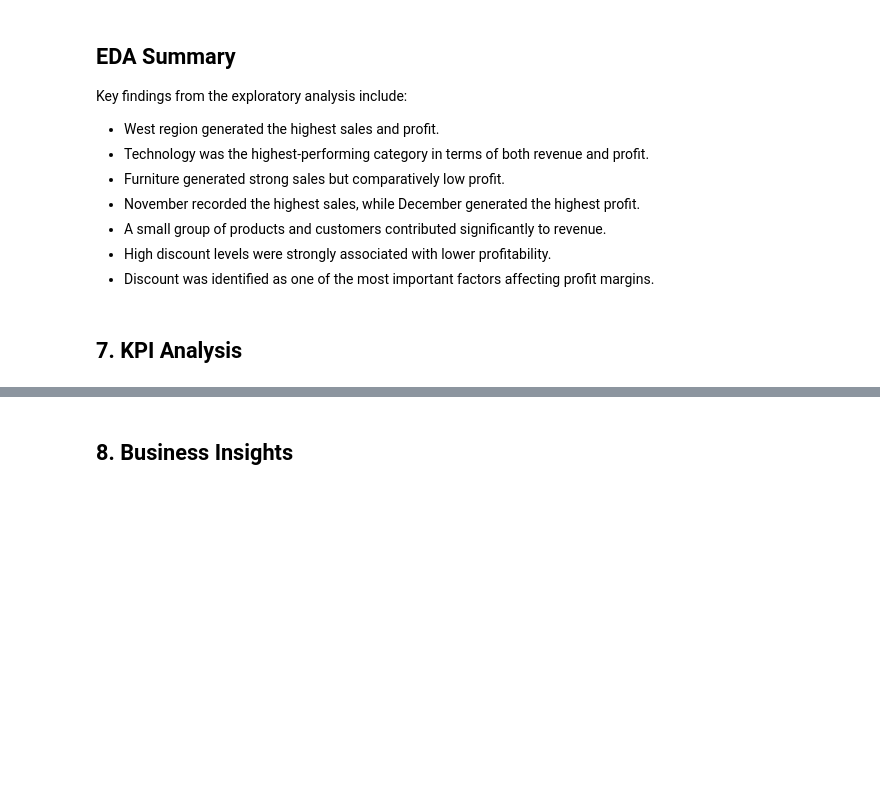
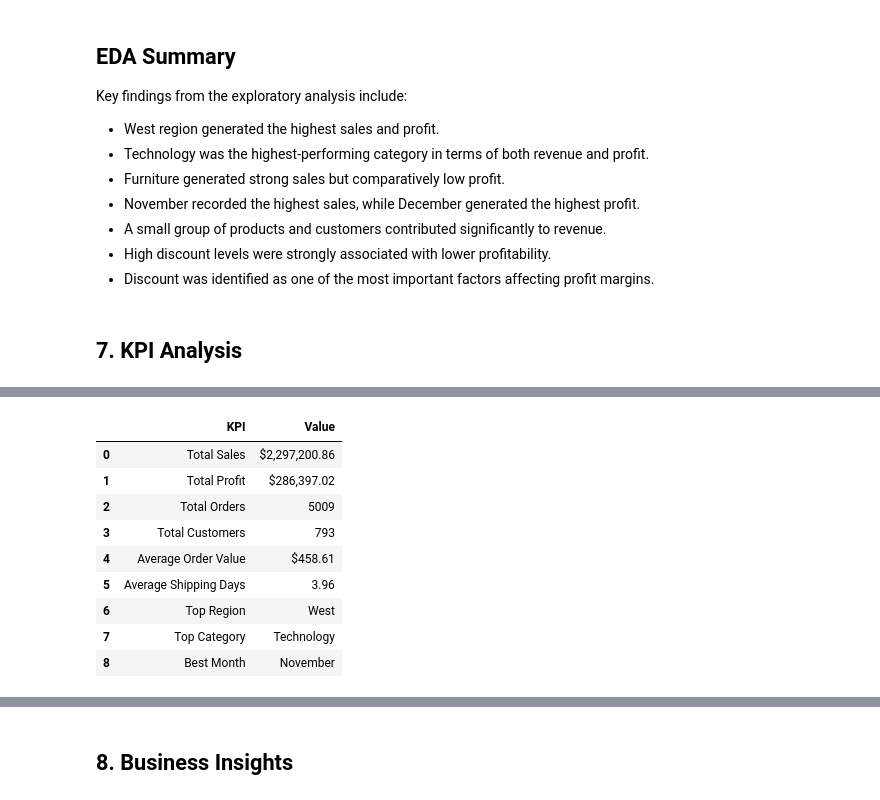
Before and after one commit to Harshpoonia/data-analytics-projects, a Jupyter notebook: Project-2-Superstore-Business-Analytics/notebooks/analysis.ipynb, the cells around one changed output, grey strips where cells are left out. Cells and saved outputs as stored; diff of their text form; code cells hidden in the pictures; blank space fills up the shorter version.

```diff
--- a/Project-2-Superstore-Business-Analytics/notebooks/analysis.ipynb
+++ b/Project-2-Superstore-Business-Analytics/notebooks/analysis.ipynb
@@ -895,0 +932,38 @@ Key findings from the exploratory analysis include:
+# %%
+kpi_summary = pd.DataFrame({
+    'KPI': [
+        'Total Sales',
+        'Total Profit',
+        'Total Orders',
+        'Total Customers',
+        'Average Order Value',
+        'Average Shipping Days',
+        'Top Region',
+        'Top Category',
+        'Best Month'
+    ],
+    'Value': [
+        f"${total_sales:,.2f}",
+        f"${total_profit:,.2f}",
+        total_orders,
+        total_customers,
+        f"${average_order_value:,.2f}",
+        f"{average_shipping_days:.2f}",
+        top_region,
+        top_category,
+        best_month
+    ]
+})
+
+kpi_summary
+# %% [output]
+|  | KPI | Value |
+| 0 | Total Sales | $2,297,200.86 |
+| 1 | Total Profit | $286,397.02 |
+| 2 | Total Orders | 5009 |
+| 3 | Total Customers | 793 |
+| 4 | Average Order Value | $458.61 |
+| 5 | Average Shipping Days | 3.96 |
+| 6 | Top Region | West |
+| 7 | Top Category | Technology |
+| 8 | Best Month | November |
```
Also changed, not shown: parts of 9 cells of this notebook, 1 other file.
